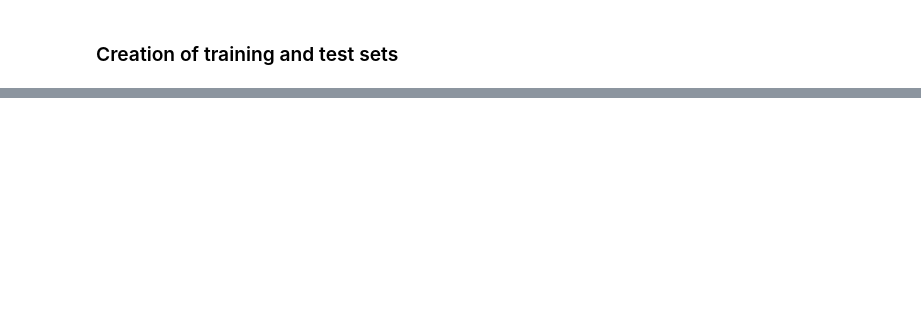
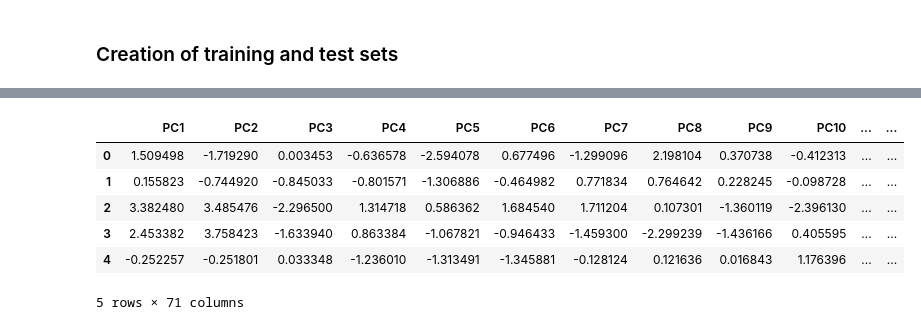
Before and after one commit to aitordiezUD/Default-Risk, a Jupyter notebook: notebooks/01_EDA.ipynb, the cells around one changed output, grey strips where cells are left out. Saved outputs shown, nothing was run; the diff lists cells and outputs as text; code cells hidden in the pictures; blank space fills up the shorter version.

```diff
--- a/notebooks/01_EDA.ipynb
+++ b/notebooks/01_EDA.ipynb
@@ -69,0 +121,11 @@ print(x_test_pca_df.head())
+# %%
+df_test_pca = pd.concat([df_test_pca, y], axis = 1)
+df_test_pca.head()
+# %% [output]
+|  | PC1 | PC2 | PC3 | PC4 | PC5 | PC6 | PC7 | PC8 | PC9 | PC10 | ... | ... |
+| 0 | 1.509498 | -1.719290 | 0.003453 | -0.636578 | -2.594078 | 0.677496 | -1.299096 | 2.198104 | 0.370738 | -0.412313 | ... | ... |
+| 1 | 0.155823 | -0.744920 | -0.845033 | -0.801571 | -1.306886 | -0.464982 | 0.771834 | 0.764642 | 0.228245 | -0.098728 | ... | ... |
+| 2 | 3.382480 | 3.485476 | -2.296500 | 1.314718 | 0.586362 | 1.684540 | 1.711204 | 0.107301 | -1.360119 | -2.396130 | ... | ... |
+| 3 | 2.453382 | 3.758423 | -1.633940 | 0.863384 | -1.067821 | -0.946433 | -1.459300 | -2.299239 | -1.436166 | 0.405595 | ... | ... |
+| 4 | -0.252257 | -0.251801 | 0.033348 | -1.236010 | -1.313491 | -1.345881 | -0.128124 | 0.121636 | 0.016843 | 1.176396 | ... | ... |
+5 rows × 71 columns
```
Also changed, not shown: parts of 12 cells of this notebook.
